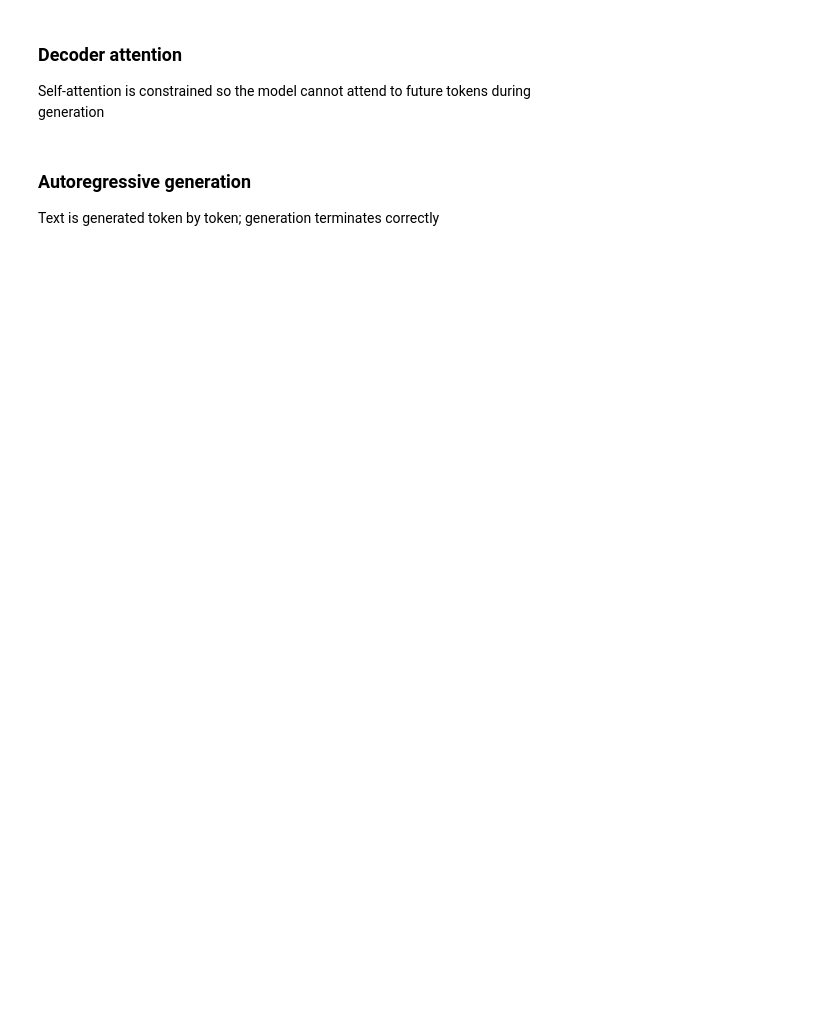
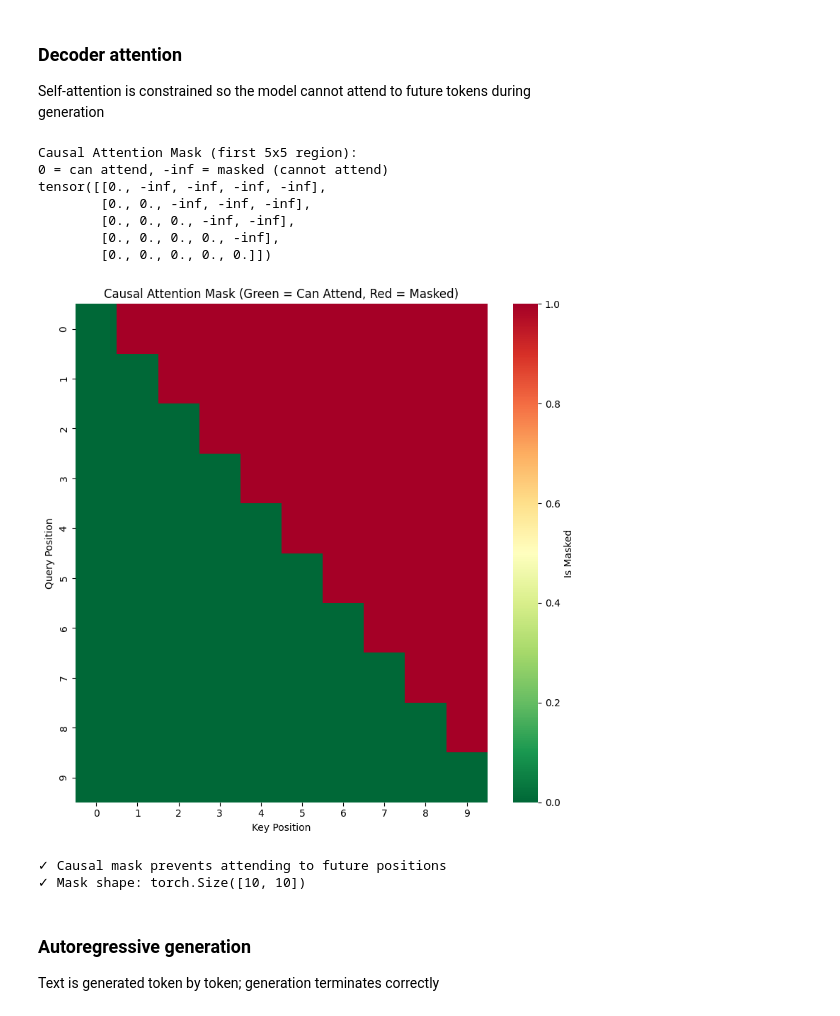
Before and after one commit to fatima-1206/i232616-NLP-Assignment3, a Jupyter notebook: i232616-NLP-Assignment3.ipynb, the cells around one changed output. Saved outputs shown, nothing was run; the diff lists cells and outputs as text; code cells hidden in the pictures; blank space fills up the shorter version.

```diff
--- a/i232616-NLP-Assignment3.ipynb
+++ b/i232616-NLP-Assignment3.ipynb
@@ -1307,6 +1886,67 @@ All four inputs (review, sentiment, derived feature,  retrieved context) are  co
 
 Self-attention is constrained  so the model cannot attend  to future tokens during
 generation
+# %%
+
+# Decoder attention: Causal mask to prevent attending to future tokens
+
+def create_causal_mask(seq_len, device):
+    """
+    Create a causal attention mask for autoregressive generation.
+    Prevents the model from attending to future positions.
+
+    Shape: (seq_len, seq_len)
+    - Upper triangle is -inf (masked)
+    - Lower triangle and diagonal are 0 (unmasked)
+    """
+    mask = torch.triu(torch.full((seq_len, seq_len), float('-inf')), diagonal=1)
+    return mask.to(device)
+
+def apply_causal_mask(attn_weights, mask):
+    """
+    Apply causal mask to attention weights.
+
+    Args:
+        attn_weights: (batch_size, num_heads, seq_len, seq_len)
+        mask: (seq_len, seq_len)
+
+    Returns:
+        masked_weights: attention weights with future positions masked
+    """
+    return attn_weights + mask.unsqueeze(0).unsqueeze(0)
+
+# Test mask creation
+test_seq_len = 10
+test_mask = create_causal_mask(test_seq_len, DEVICE)
+
+print("Causal Attention Mask (first 5x5 region):")
+print("0 = can attend, -inf = masked (cannot attend)")
+print(test_mask[:5, :5])
+
+# Visualize the mask
+fig, ax = plt.subplots(figsize=(8, 8))
+mask_vis = torch.isinf(test_mask).float().cpu().numpy()
+sns.heatmap(mask_vis, cmap='RdYlGn_r', cbar_kws={'label': 'Is Masked'}, ax=ax)
+ax.set_title('Causal Attention Mask (Green = Can Attend, Red = Masked)')
+ax.set_xlabel('Key Position')
+ax.set_ylabel('Query Position')
+plt.tight_layout()
+plt.savefig('results/partC_causal_mask.png', dpi=200, bbox_inches='tight')
+plt.show()
+
+print(f"\n✓ Causal mask prevents attending to future positions")
+print(f"✓ Mask shape: {test_mask.shape}")
+# %% [output]
+Causal Attention Mask (first 5x5 region):
+0 = can attend, -inf = masked (cannot attend)
+tensor([[0., -inf, -inf, -inf, -inf],
+        [0., 0., -inf, -inf, -inf],
+        [0., 0., 0., -inf, -inf],
+        [0., 0., 0., 0., -inf],
+        [0., 0., 0., 0., 0.]])
+[figure, added]
+✓ Causal mask prevents attending to future positions
+✓ Mask shape: torch.Size([10, 10])
 # %% [markdown]
 
 ### Autoregressive generation
```
Also changed, not shown: parts of 42 cells of this notebook.
